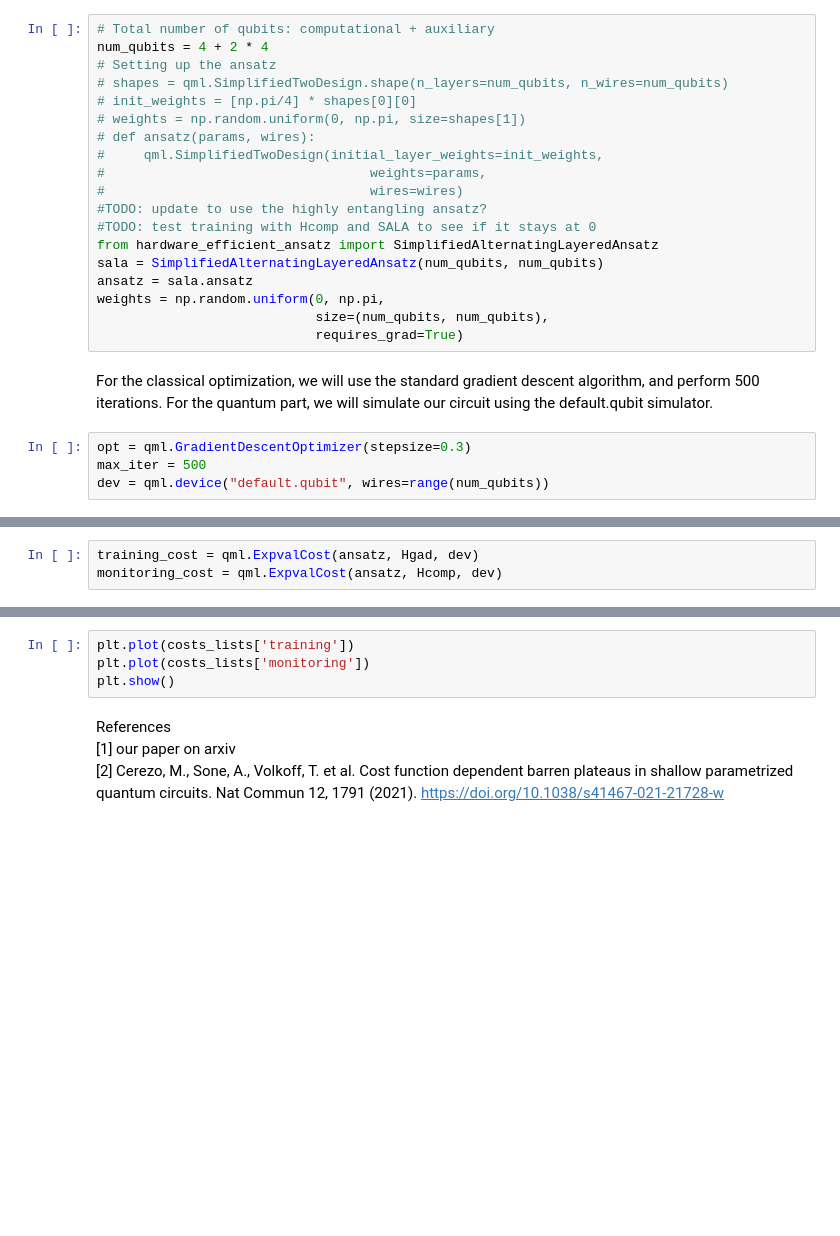
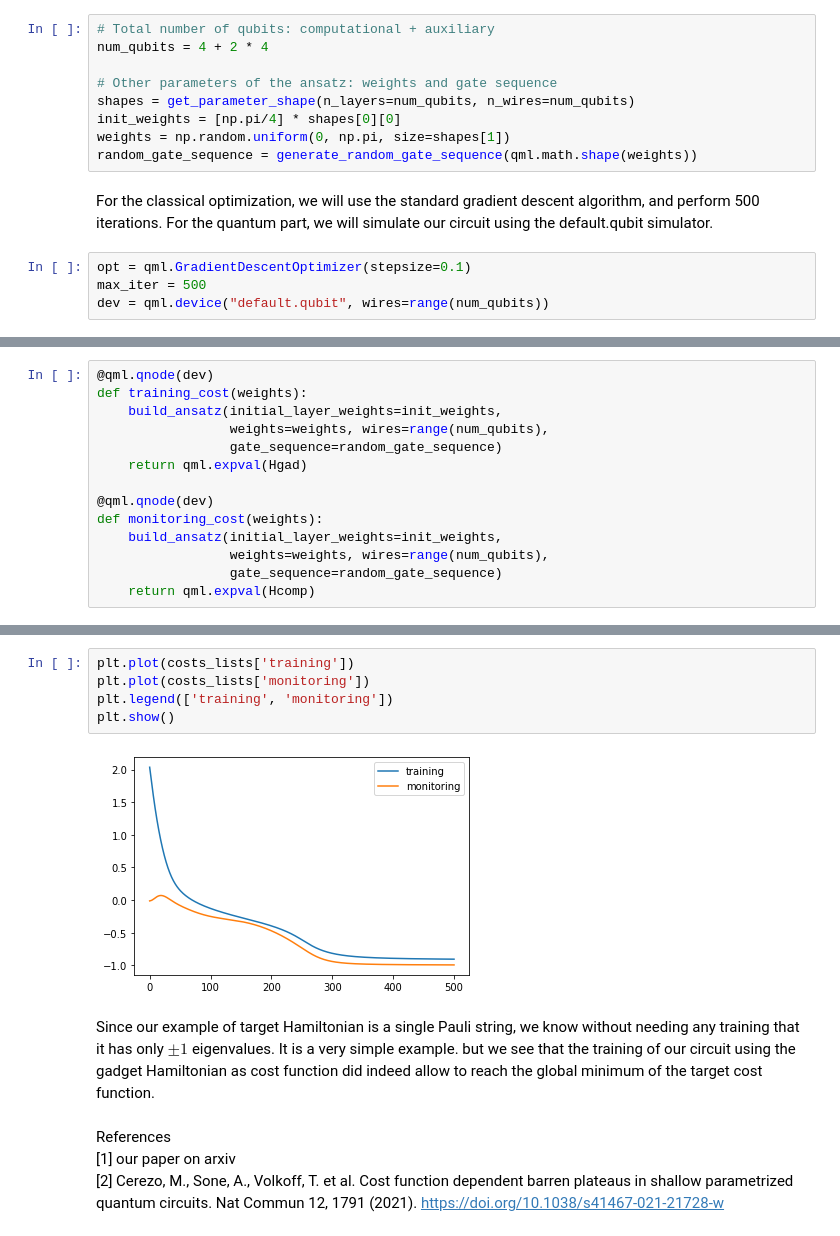
Before and after one commit to SimonCichy/barren-gadgets, a Jupyter notebook: Pennylane-tutorial/perturbative_gadgets_for_VQE.ipynb, the cells around one changed output, grey strips where cells are left out. Drawn from its saved outputs; the diff is of its cells as text; blank space fills up the shorter version.

Commit message:
Full tutorial
Corrected the implementation of the ansatz definition and ran a full successful tutorial and training run

```diff
--- a/Pennylane-tutorial/perturbative_gadgets_for_VQE.ipynb
+++ b/Pennylane-tutorial/perturbative_gadgets_for_VQE.ipynb
@@ -183,28 +201,18 @@ on cost function dependent barren plateaus [2]
 # %%
 # Total number of qubits: computational + auxiliary
 num_qubits = 4 + 2 * 4
-# Setting up the ansatz
-# shapes = qml.SimplifiedTwoDesign.shape(n_layers=num_qubits, n_wires=num_qubits)
-# init_weights = [np.pi/4] * shapes[0][0]
-# weights = np.random.uniform(0, np.pi, size=shapes[1])
-# def ansatz(params, wires):
-#     qml.SimplifiedTwoDesign(initial_layer_weights=init_weights,
-#                                  weights=params,
-#                                  wires=wires)
-#TODO: update to use the highly entangling ansatz?
-#TODO: test training with Hcomp and SALA to see if it stays at 0
-from hardware_efficient_ansatz import SimplifiedAlternatingLayeredAnsatz
-sala = SimplifiedAlternatingLayeredAnsatz(num_qubits, num_qubits)
-ansatz = sala.ansatz
-weights = np.random.uniform(0, np.pi,
-                            size=(num_qubits, num_qubits),
-                            requires_grad=True)
+
+# Other parameters of the ansatz: weights and gate sequence
+shapes = get_parameter_shape(n_layers=num_qubits, n_wires=num_qubits)
+init_weights = [np.pi/4] * shapes[0][0]
+weights = np.random.uniform(0, np.pi, size=shapes[1])
+random_gate_sequence = generate_random_gate_sequence(qml.math.shape(weights))
 # %% [markdown]
 For the classical optimization, we will use the standard gradient descent
 algorithm, and perform 500 iterations. For the quantum part, we will simulate
 our circuit using the default.qubit simulator.
 # %%
-opt = qml.GradientDescentOptimizer(stepsize=0.3)
+opt = qml.GradientDescentOptimizer(stepsize=0.1)
 max_iter = 500
 dev = qml.device("default.qubit", wires=range(num_qubits))
 # %% [markdown]
@@ -215,9 +224,20 @@ For the training, we use the gadget Hamiltonian.
 Then we also define a monitoring cost, based on the target Hamiltonian.
 We will evaluate it's value at each iteration for monitoring purposes, but it
 will not be used in the optimization.
-# %%
-training_cost = qml.ExpvalCost(ansatz, Hgad, dev)
-monitoring_cost = qml.ExpvalCost(ansatz, Hcomp, dev)
+# %%
+@qml.qnode(dev)
+def training_cost(weights):
+    build_ansatz(initial_layer_weights=init_weights,
+                 weights=weights, wires=range(num_qubits),
+                 gate_sequence=random_gate_sequence)
+    return qml.expval(Hgad)
+
+@qml.qnode(dev)
+def monitoring_cost(weights):
+    build_ansatz(initial_layer_weights=init_weights,
+                 weights=weights, wires=range(num_qubits),
+                 gate_sequence=random_gate_sequence)
+    return qml.expval(Hcomp)
 # %% [markdown]
 The idea is that if we reach the global minimum for the gadget Hamiltonian, we
 should also be close to the global minimum of the target Hamiltonian, which is
@@ -262,7 +283,16 @@ KeyboardInterrupt:
 # %%
 plt.plot(costs_lists['training'])
 plt.plot(costs_lists['monitoring'])
+plt.legend(['training', 'monitoring'])
 plt.show()
+# %% [output]
+[figure, added]
+# %% [markdown]
+Since our example of target Hamiltonian is a single Pauli string, we know
+without needing any training that it has only $\pm 1$ eigenvalues.
+It is a very simple example. but we see that the training of our circuit using
+the gadget Hamiltonian as cost function did indeed allow to reach the
+global minimum of the target cost function.
 # %% [markdown]
 References
 [1] our paper on arxiv
```
Also changed, not shown: parts of 11 cells of this notebook, 1 other file.
